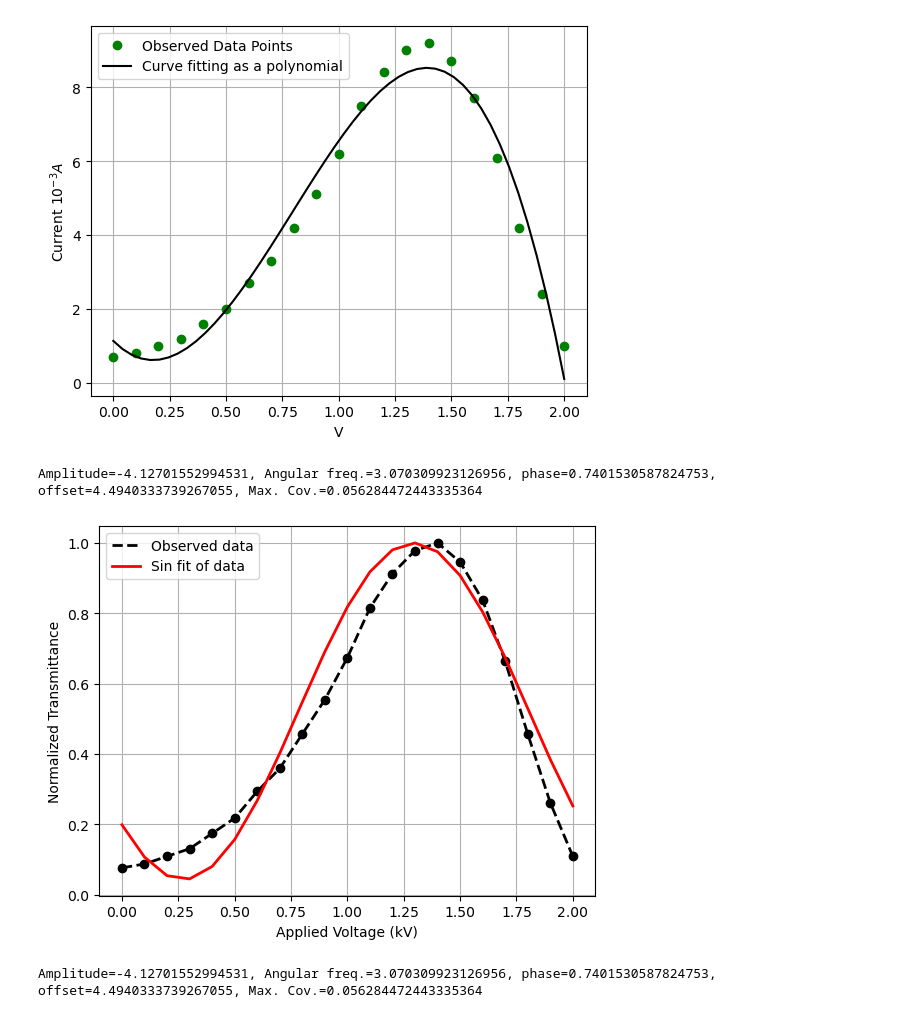
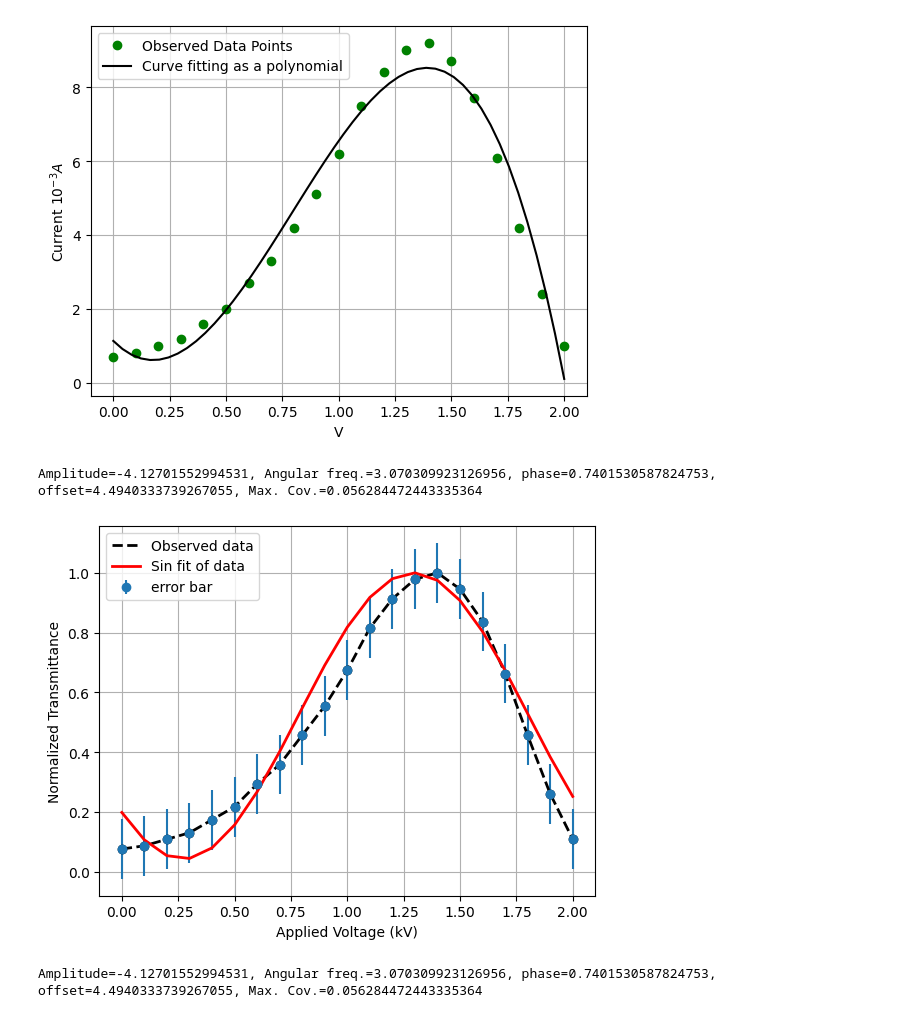
Before and after one commit to ashwin-r-k/general-physics-lab, a Jupyter notebook: electro_optic_effect/electro_optic.ipynb, the cells around one changed output. Cells and saved outputs as stored; diff of their text form; code cells hidden in the pictures.

```diff
--- a/electro_optic_effect/electro_optic.ipynb
+++ b/electro_optic_effect/electro_optic.ipynb
@@ -77,25 +77,26 @@ plt.legend()
 # %%
 
 #N, amp, omega, phase, offset, noise = 500, 1., 2., .5, 4., 3
 #N, amp, omega, phase, offset, noise = 50, 1., .4, .5, 4., .2
 #N, amp, omega, phase, offset, noise = 200, 1., 20, .5, 4., 1
 x=V[:]
 y=current[:]
 
 res = fit_sin(x, y)
 print( "Amplitude=%(amp)s, Angular freq.=%(omega)s, phase=%(phase)s, offset=%(offset)s, Max. Cov.=%(maxcov)s" % res )
+plt.errorbar(x, y/max(y), yerr=0.1,fmt='o',label="error bar")
 
 plt.plot(x, y/max(y), "--k", label="Observed data", linewidth=2)
 plt.plot(x, y/max(y), "ok", label="")
 plt.plot(x, res["fitfunc"](x)/max(res["fitfunc"](x)), "r-", label="Sin fit of data", linewidth=2)
 plt.xlabel("Applied Voltage (kV)")
 plt.ylabel("Normalized Transmittance")
 plt.grid(True)
 plt.legend(loc="best")
 plt.show()
 # %% [output]
 Amplitude=-4.12701552994531, Angular freq.=3.070309923126956, phase=0.7401530587824753, offset=4.4940333739267055, Max. Cov.=0.056284472443335364
-[figure, old version]
+[figure, new version]
 # %%
 import seaborn as seb
 # %%
```
Also changed, not shown: parts of 1 cell of this notebook, 32 other files.
